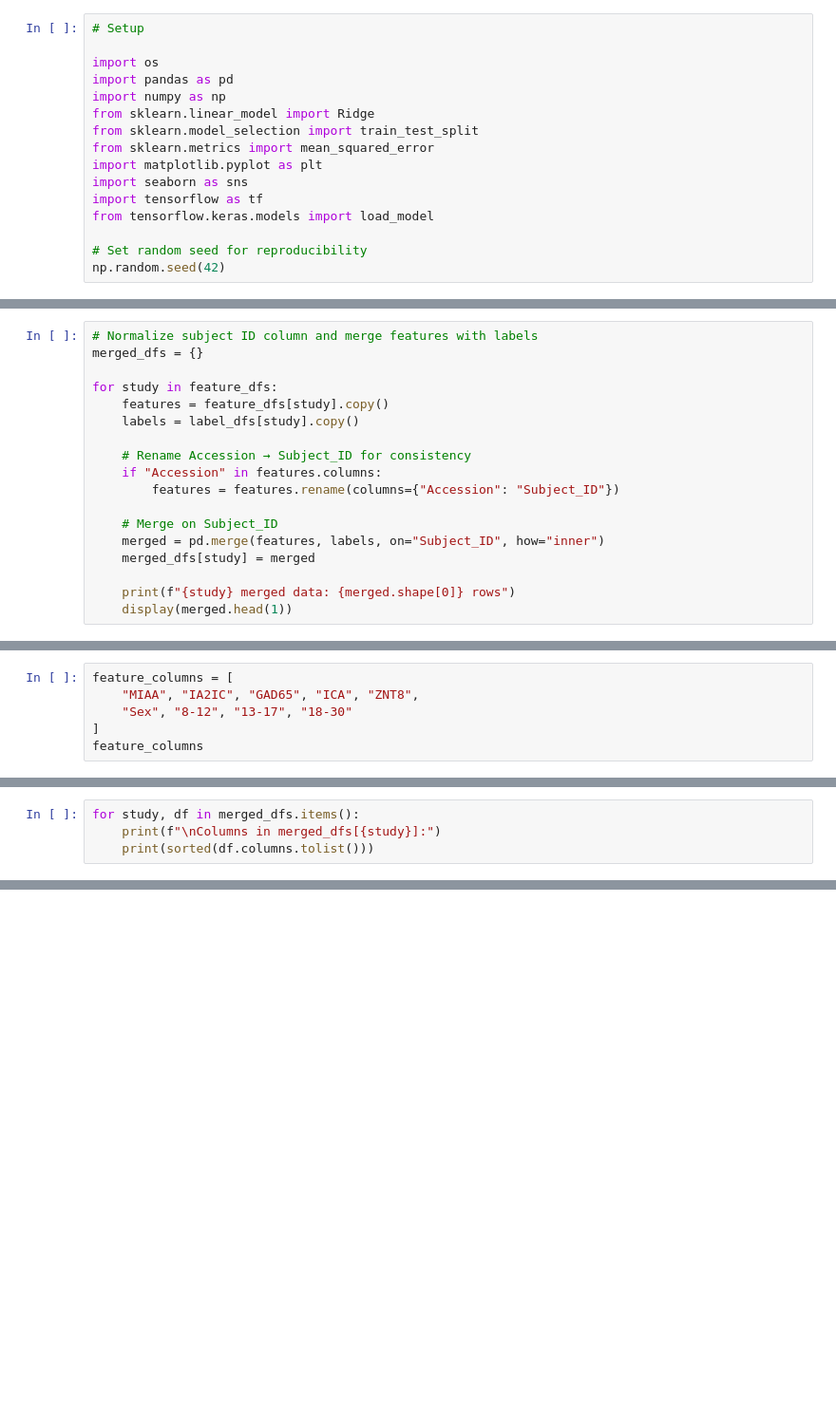
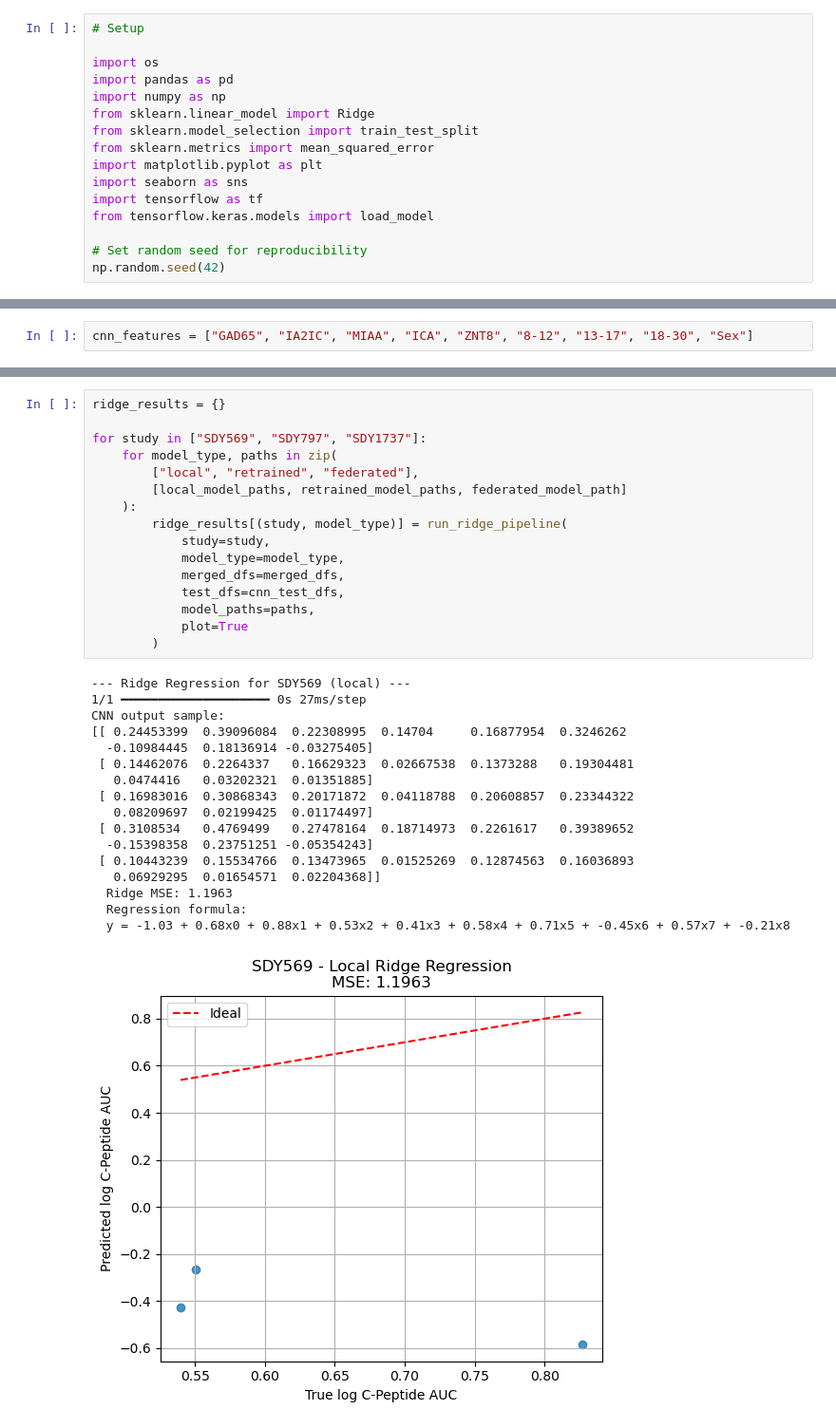
Before and after one commit to NIH-NLM/oadr-autoantibody, a Jupyter notebook: ipynb/RidgeRegressionAnalysisBaselineCPeptideAUC.ipynb, the cells around one changed output, grey strips where cells are left out. Shown at 95% size. Cells and saved outputs as stored; diff of their text form; blank space fills up the shorter version.

```diff
--- a/ipynb/RidgeRegressionAnalysisBaselineCPeptideAUC.ipynb
+++ b/ipynb/RidgeRegressionAnalysisBaselineCPeptideAUC.ipynb
@@ -85,18 +35,0 @@ Unique properties in SDY1737 features:
-# %%
-# Normalize subject ID column and merge features with labels
-merged_dfs = {}
-
-for study in feature_dfs:
-    features = feature_dfs[study].copy()
-    labels = label_dfs[study].copy()
-
-    # Rename Accession → Subject_ID for consistency
-    if "Accession" in features.columns:
-        features = features.rename(columns={"Accession": "Subject_ID"})
-
-    # Merge on Subject_ID
-    merged = pd.merge(features, labels, on="Subject_ID", how="inner")
-    merged_dfs[study] = merged
-
-    print(f"{study} merged data: {merged.shape[0]} rows")
-    display(merged.head(1))
@@ -113,6 +127,2 @@ SDY1737 merged data: 64 rows
 # %%
-feature_columns = [
-    "MIAA", "IA2IC", "GAD65", "ICA", "ZNT8",
-    "Sex", "8-12", "13-17", "18-30"
-]
-feature_columns
+cnn_features = ["GAD65", "IA2IC", "MIAA", "ICA", "ZNT8", "8-12", "13-17", "18-30", "Sex"]
@@ -244,4 +128,0 @@ Local Ridge Regression for SDY1737
-# %%
-for study, df in merged_dfs.items():
-    print(f"\nColumns in merged_dfs[{study}]:")
-    print(sorted(df.columns.tolist()))
@@ -311,0 +226,34 @@ KeyError: "['MIAA', 'IA2IC', 'GAD65', 'ICA', 'ZNT8', '8-12', '13-17', '18-30'] n
+# %%
+ridge_results = {}
+
+for study in ["SDY569", "SDY797", "SDY1737"]:
+    for model_type, paths in zip(
+        ["local", "retrained", "federated"],
+        [local_model_paths, retrained_model_paths, federated_model_path]
+    ):
+        ridge_results[(study, model_type)] = run_ridge_pipeline(
+            study=study,
+            model_type=model_type,
+            merged_dfs=merged_dfs,
+            test_dfs=cnn_test_dfs,
+            model_paths=paths,
+            plot=True
+        )
+# %% [output]
+--- Ridge Regression for SDY569 (local) ---
+1/1 ━━━━━━━━━━━━━━━━━━━━ 0s 27ms/step
+CNN output sample:
+[[ 0.24453399  0.39096084  0.22308995  0.14704     0.16877954  0.3246262
+  -0.10984445  0.18136914 -0.03275405]
+ [ 0.14462076  0.2264337   0.16629323  0.02667538  0.1373288   0.19304481
+   0.0474416   0.03202321  0.01351885]
+ [ 0.16983016  0.30868343  0.20171872  0.04118788  0.20608857  0.23344322
+   0.08209697  0.02199425  0.01174497]
+ [ 0.3108534   0.4769499   0.27478164  0.18714973  0.2261617   0.39389652
+  -0.15398358  0.23751251 -0.05354243]
+ [ 0.10443239  0.15534766  0.13473965  0.01525269  0.12874563  0.16036893
+   0.06929295  0.01654571  0.02204368]]
+  Ridge MSE: 1.1963
+  Regression formula:
+  y = -1.03 + 0.68x0 + 0.88x1 + 0.53x2 + 0.41x3 + 0.58x4 + 0.71x5 + -0.45x6 + 0.57x7 + -0.21x8
+[figure, added]
```
Also changed, not shown: parts of 16 cells of this notebook, 2 other files.
